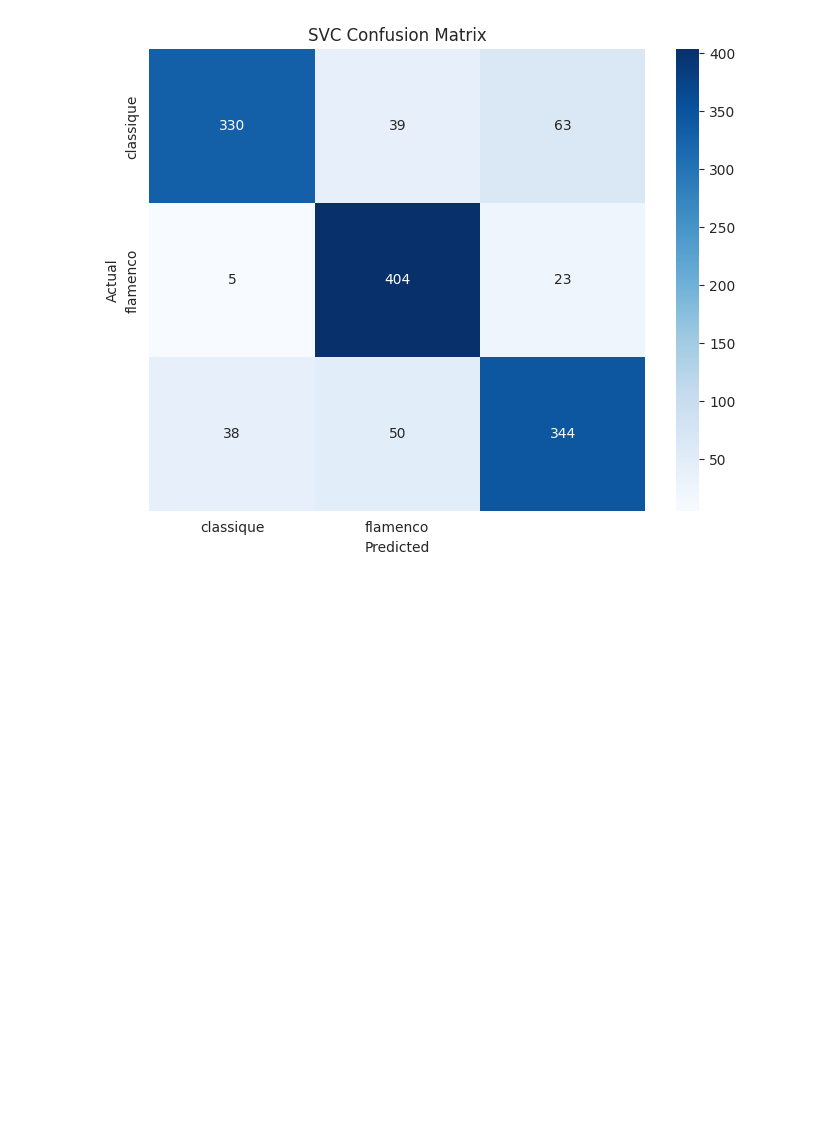
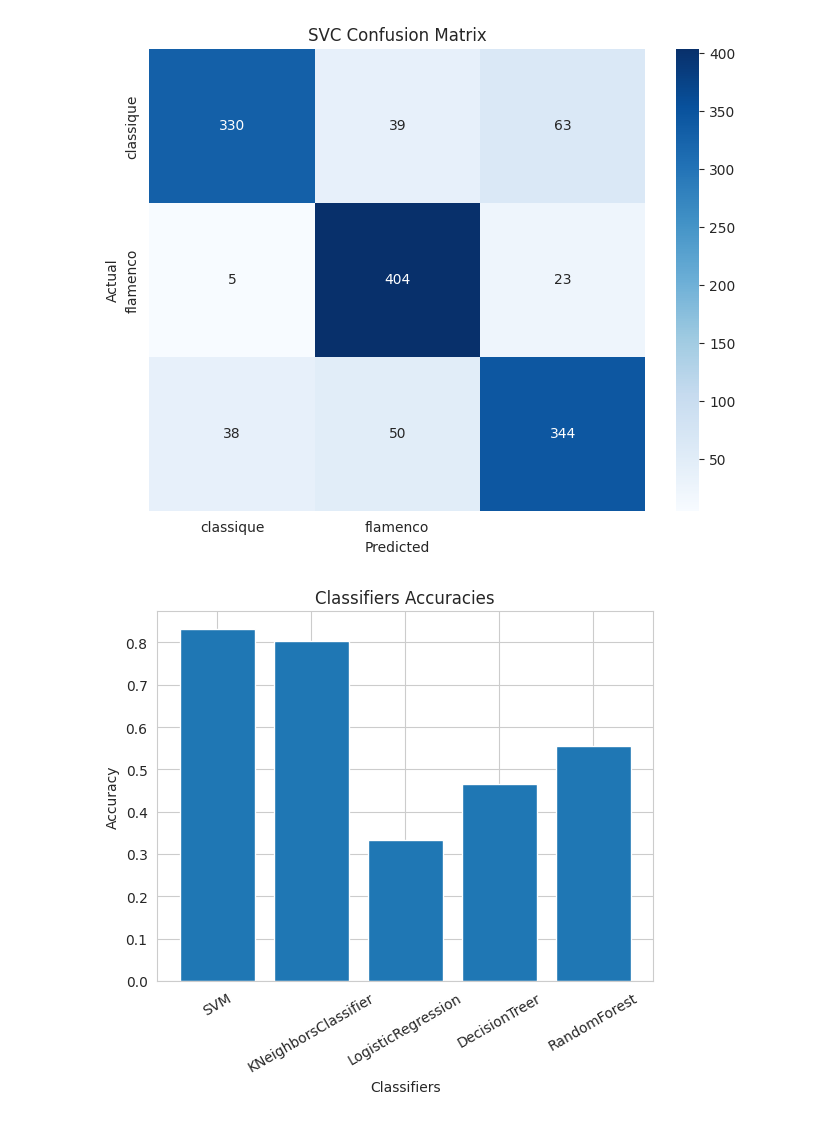
Before and after one commit to NotTheStallion/music-ai, a Jupyter notebook: tp-1_AIM.ipynb, the cells around one changed output. Drawn from its saved outputs; the diff is of its cells as text; code cells hidden in the pictures; blank space fills up the shorter version.

```diff
--- a/tp-1_AIM.ipynb
+++ b/tp-1_AIM.ipynb
@@ -432,3 +433,38 @@ Support Vector Machine Classifier:
    macro avg       0.83      0.83      0.83      1296
 weighted avg       0.83      0.83      0.83      1296
 [figure]
+# %%
+from sklearn.neighbors import KNeighborsClassifier
+from sklearn.linear_model import LogisticRegression
+from sklearn.tree import DecisionTreeClassifier
+
+classifiers = [
+    SVC(C=1.0, kernel='rbf', random_state=seed),
+    KNeighborsClassifier(n_neighbors=3),
+    LogisticRegression(),
+    DecisionTreeClassifier(),
+    RandomForestClassifier(10)
+]
+classifiers_name = [
+    "SVM",
+    "KNeighborsClassifier",
+    "LogisticRegression",
+    "DecisionTreer",
+    "RandomForest"
+]
+
+clf_accuraccies = []
+for clf, name in zip(classifiers, classifiers_name):
+    clf.fit(X, y)
+    y_pred = clf.predict(X_val)
+    clf_accuraccies.append(accuracy_score(y_val, y_pred))
+
+# Plot the accuracies
+plt.bar(classifiers_name, clf_accuraccies)
+plt.xlabel("Classifiers")
+plt.ylabel("Accuracy")
+plt.title("Classifiers Accuracies")
+plt.xticks(rotation=30)
+plt.show()
+# %% [output]
+[figure, added]
```
Also changed, not shown: parts of 1 cell of this notebook.
